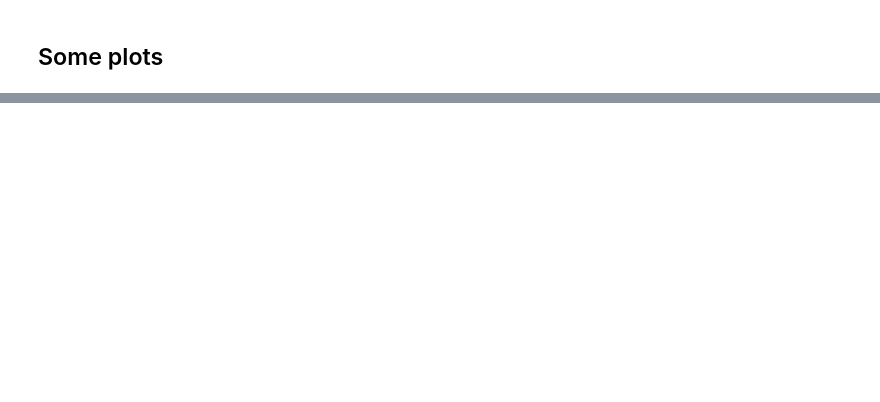
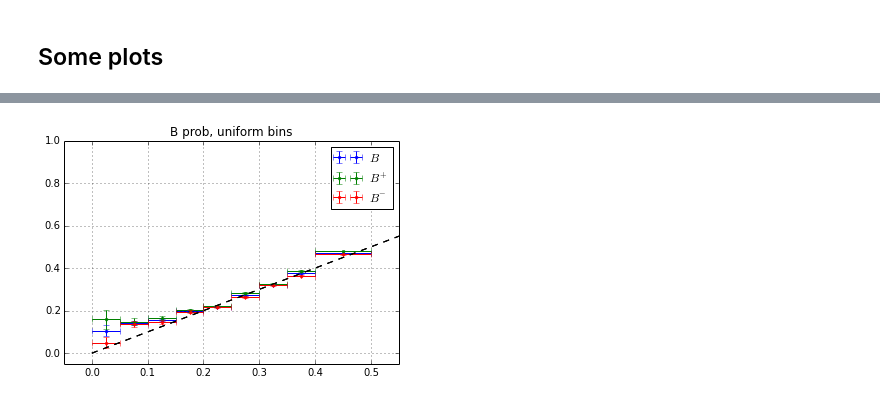
Before and after one commit to tlikhomanenko/tagging_LHCb, a Jupyter notebook: combined-tagging.ipynb, the cells around one changed output, grey strips where cells are left out. Cells and saved outputs as stored; diff of their text form; code cells hidden in the pictures; blank space fills up the shorter version.

```diff
--- a/combined-tagging.ipynb
+++ b/combined-tagging.ipynb
@@ -132,0 +143,38 @@ Bprob_calibrated = calibrate_probs(Bsign, Bweight, Bprob)
+# %%
+import numpy
+def compute_mistag(prob, sign, weight, chosen, uniform=True, label=""):
+    prob = prob[chosen]
+    sign = sign[chosen]
+    weight = weight[chosen]
+
+    p_mistag = numpy.minimum(prob, 1 - prob)
+    tag = numpy.where(prob > 0.5, 1, -1)
+    is_correct = (sign * tag > 0) * 1
+
+    if uniform:
+        bins = [0.05, 0.1, 0.15, 0.2, 0.25, 0.3, 0.35, 0.4]
+    else:
+        bins = numpy.percentile(p_mistag, [5, 10, 20, 40, 60])
+    bins_index = numpy.searchsorted(bins, p_mistag)
+    right_tagged = numpy.bincount(bins_index, weights=is_correct * weight)
+    wrong_tagged = numpy.bincount(bins_index, weights=(1 - is_correct) * weight)
+    p_mistag_true = wrong_tagged / (right_tagged + wrong_tagged)
+
+    bins = [0.] + list(bins) + [0.5]
+    bins = numpy.array(bins)
+    bins_centers = (bins[1:] + bins[:-1]) / 2
+    bins_error = (bins[1:] - bins[:-1]) / 2
+    p_mistag_true_error = numpy.sqrt(wrong_tagged * right_tagged) / (wrong_tagged + right_tagged)**1.5
+    errorbar(bins_centers, p_mistag_true, xerr=bins_error, yerr=p_mistag_true_error, fmt='.', label=label)
+    plot([0, 1], [0, 1], 'k--')
+    xlim(-0.05, 0.55), ylim(-0.05, 1)
+    grid()
+# %%
+compute_mistag(Bprob, Bsign, Bweight, Bsign > -100, label="$B$")
+compute_mistag(Bprob, Bsign, Bweight, Bsign == 1, label="$B^+$")
+compute_mistag(Bprob, Bsign, Bweight, Bsign == -1, label="$B^-$")
+legend(loc='best')
+title('B prob, uniform bins')
+plt.savefig('img/Bprob_calibration_check_uniform.png' , format='png')
+# %% [output]
+[figure, added]
```
Also changed, not shown: parts of 13 cells of this notebook, 7 other files.
